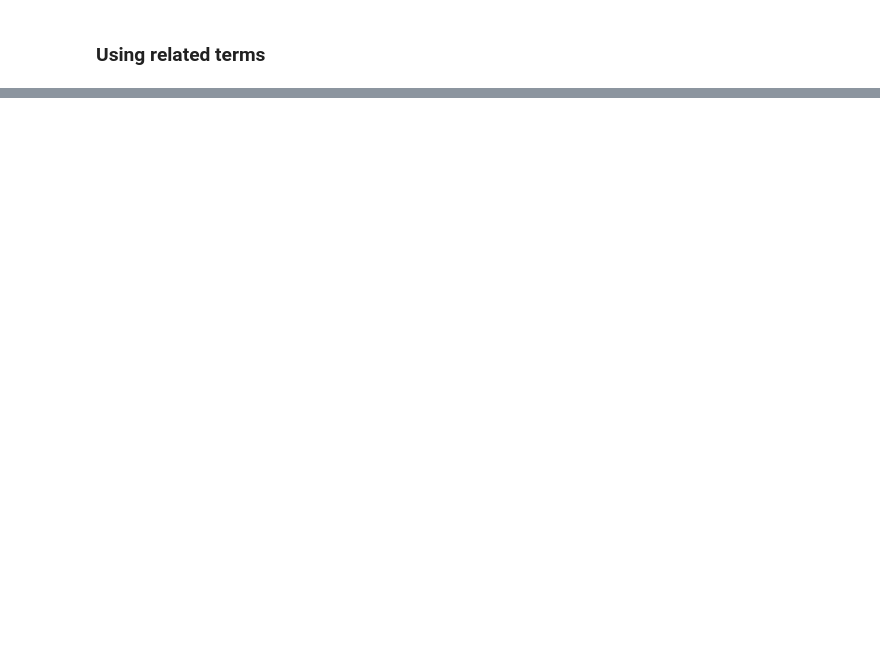
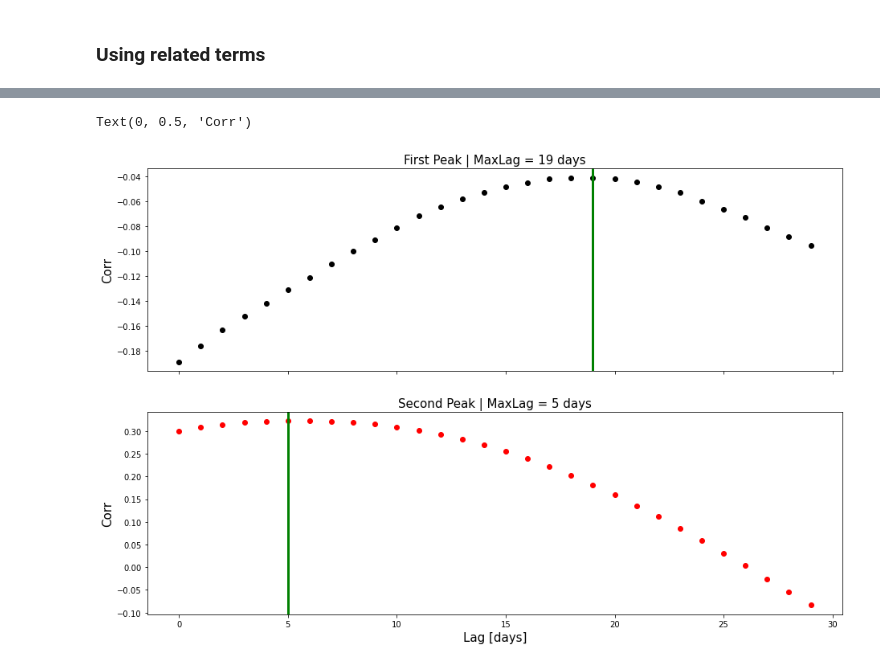
Before and after one commit to samueltof/covid19_forecast_ml, a Jupyter notebook: data_visualization.ipynb, the cells around one changed output, grey strips where cells are left out. Cells and saved outputs as stored; diff of their text form; code cells hidden in the pictures; blank space fills up the shorter version.

```diff
--- a/data_visualization.ipynb
+++ b/data_visualization.ipynb
@@ -247,0 +307,13 @@ oseltamivir
+# %%
+import itertools
+
+df_all = pd.concat( df_all
+df_all = df_all.dropna()
+
+df_mean = df_all.copy()
+df_mean = df_mean.dropna()
+#df_mean = df_mean.groupby(['date']).agg( rw_mean=("rw", list(maximuns) ) ).reset_index()
+df_mean["weights"] = list(itertools.chain(*[[w]*(len(df_mean)//2) for w in [0.5,0.5]]))
+#df_mean            = df_mean.groupby(['date']).agg({'rw':lambda x: np.average(x['weights'], weights=x['weights'])}).unstack()
+newdf = df_mean.groupby(['date']).apply(lambda x: pd.Series([ np.average(x['rw'], weights=x['weights']) ]) ).reset_index()
+newdf.keys()
@@ -247,0 +379,6 @@ oseltamivir
+# %%
+df_all = pd.concat(df_all)
+# %%
+df_covid_query = df_all[df_all.term ==  'covid']
+df_covid_query = df_covid_query.rename(columns={'date':'date_time'}).set_index('date_time')
+df_covid_query
@@ -247,0 +417,26 @@ oseltamivir
+# %%
+df_cases = df_cases.set_index('date_time')
+df_merge = pd.merge(df_covid_query, df_cases, left_index=True, right_index=True)
+df_merge = df_merge.dropna()
+
+df_corr1 = compute_correlation(df_merge["confirmed_cases"], df_merge["rw"],
+                                lags = list(range(30)), start_day='15-03-2020', final_day='15-11-2020')
+df_corr2 = compute_correlation(df_merge["confirmed_cases"], df_merge["rw"],
+                                lags = list(range(30)), start_day='15-03-2020', final_day=None)
+# %%
+
+fig, ax = plt.subplots(2, 1, figsize=(15.5, 10.2), sharex=True)
+
+ax[0].set_title('First Peak | MaxLag = {} days'.format(np.where(df_corr1.value==np.max(df_corr1.value))[0][0]), fontsize=15)
+ax[0].axvline( x = np.where(df_corr1.value==np.max(df_corr1.value))[0][0], color='green', linewidth=3)
+ax[0].scatter(df_corr1.index.values, df_corr1.value, color='k')
+ax[0].set_ylabel('Corr', fontsize=15)
+
+ax[1].scatter(df_corr2.index.values, df_corr2.value, color='red')
+ax[1].set_title('Second Peak | MaxLag = {} days'.format(np.where(df_corr2.value==np.max(df_corr2.value))[0][0]), fontsize=15)
+ax[1].axvline( x = np.where(df_corr2.value==np.max(df_corr2.value))[0][0], color='green', linewidth=3)
+ax[1].set_xlabel('Lag [days]', fontsize=15)
+ax[1].set_ylabel('Corr', fontsize=15)
+# %% [output]
+Text(0, 0.5, 'Corr')
+[figure, added]
```
Also changed, not shown: parts of 22 cells of this notebook, 36 other files.
